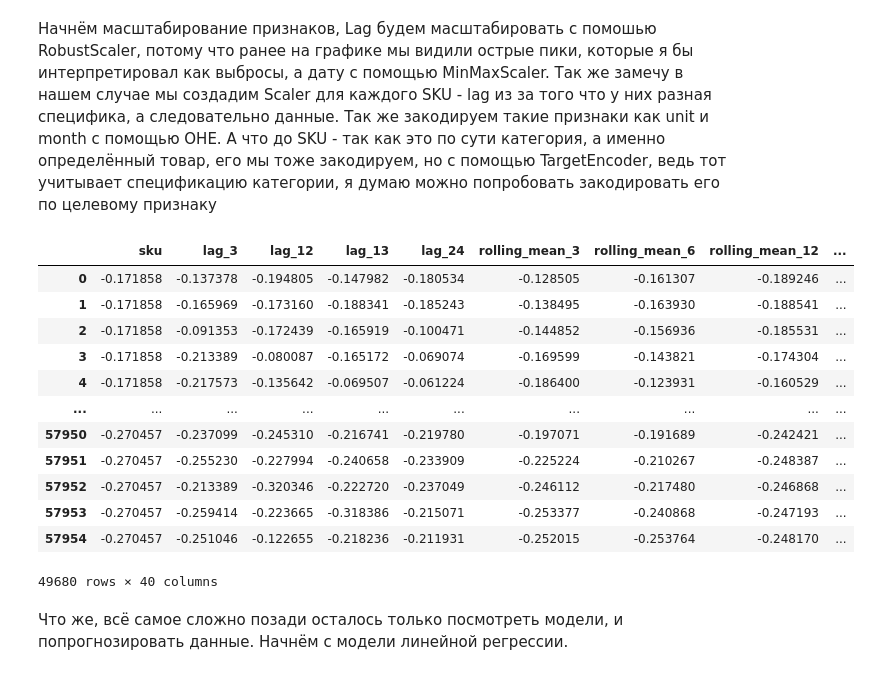
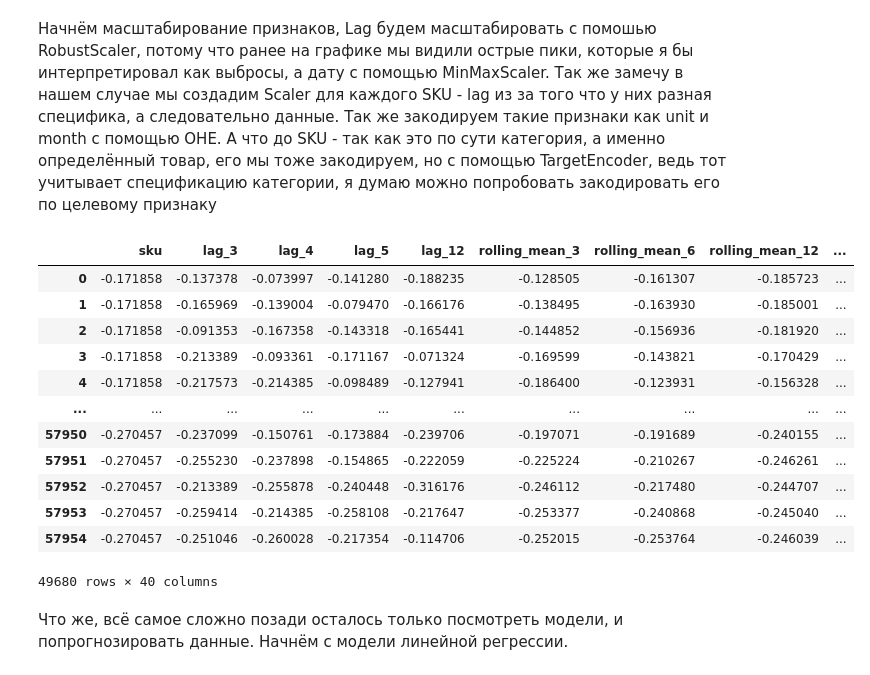
Before and after one commit to HEYDA4HNK/mamo-2026, a Jupyter notebook: Notebook.ipynb, the cells around one changed output. Cells and saved outputs as stored; diff of their text form; code cells hidden in the pictures.

```diff
--- a/Notebook.ipynb
+++ b/Notebook.ipynb
@@ -335,6 +335,16 @@ seasonedData.head(12)
 | 9 | 0 | ШТ | 228.0 | 2019 | 10 | 172.0 | 182.5 | 229.5 | 228.0 | 207.333333 | ... |
 | 10 | 0 | ШТ | 149.0 | 2019 | 11 | 235.0 | 162.0 | 182.5 | 149.0 | 217.666667 | ... |
 | 11 | 0 | ШТ | 160.0 | 2019 | 12 | 238.0 | 160.0 | 149.0 | 215.5 | 215.000000 | ... |
+# %%
+def add_all_info_rows(dataFrame, lags_values, rolling_windows):
+    df = dataFrame.copy()
+    dataWithLags, lags = add_lags(df, lags_values)
+    rollingData, rolling_means = add_rolling_mean(dataWithLags, f'lag_{lags_values[0]}', rolling_windows)
+    rollingData, rolling_std = add_rolling_std(rollingData, f'lag_{lags_values[0]}', rolling_windows)
+    seasonedData, season_col = add_season_ratio(rollingData, f'lag_{lags_values[0]}')
+    seasonedData, season_dev_col = add_season_deviation(seasonedData, f'lag_{lags_values[0]}')
+
+    return (seasonedData, lags + rolling_means + rolling_std + season_dev_col, season_col)
 # %%
 seasonedData.isna().sum()
 # %% [output]
@@ -418,3 +429,9 @@ X_train, X_test, y_train, y_test
  array([173., 121., 318., ..., 123., 124., 130.], shape=(8280,)))
 # %% [markdown]
 Разделили данные на тестовые и тренеровочные данные, тестовые данные находятся чуть позже чем тренировочные
+# %%
+learnTrain = X_train.copy()
+learnTrain['resultValue'] = y_train
+paramsTrain, cols, free_cols = add_all_info_rows(learnTrain, [3, 4, 5, 12], [3, 6, 12])
+X_train_params = paramsTrain.drop('resultValue', axis=1)
+paramsTrain
@@ -426,52 +571,52 @@ from category_encoders import TargetEncoder
 
 def scale_data(dataFrame, scaledColumns, freeColumns, yearsScaler, paramScaler, monthEncoder, unitEncoder, skuEncoder):
     encoded_data = encode_data(dataFrame, unitEncoder, skuEncoder)
     scaledDate = pd.DataFrame(yearsScaler.transform(dataFrame[['years']]), index = dataFrame.index, columns = ['years'])
     encodedMonth = monthEncoder.transform(dataFrame[['month']]).toarray()
     encodedMonthDF = pd.DataFrame(encodedMonth, index = dataFrame.index, columns = monthEncoder.get_feature_names_out(input_features=dataFrame[['month']].columns))
     scaledParam = pd.DataFrame(
         paramScaler.transform(
             encoded_data[['sku']].join(
                 dataFrame[scaledColumns]
             )
         ), index = dataFrame.index,
         columns = ['sku'] + scaledColumns)
     resultDataFrame = scaledParam.join(encoded_data.drop('sku', axis=1)).join(encodedMonthDF).join(scaledDate).join(dataFrame[freeColumns])
     return resultDataFrame
 
 def encode_data(dataFrame, unitEncoder, skuEncoder):
     encodedSku = pd.DataFrame(skuEncoder.transform(dataFrame[['sku']].astype(str)), index = dataFrame.index, columns = ['sku'])
     encodedUnit = unitEncoder.transform(dataFrame[['unit']]).toarray()
     encodedUnitDF = pd.DataFrame(encodedUnit, index = dataFrame.index, columns = unitEncoder.get_feature_names_out(input_features=dataFrame[['unit']].columns))
     return encodedSku.join(encodedUnitDF)
 
 yearsScaler = MinMaxScaler()
-yearsScaler.fit(X_train[['years']])
+yearsScaler.fit(X_train_params[['years']])
 monthEncoder = OneHotEncoder()
-monthEncoder.fit(X_train[['month']])
+monthEncoder.fit(X_train_params[['month']])
 unitEncoder = OneHotEncoder()
-unitEncoder.fit(X_train[['unit']])
+unitEncoder.fit(X_train_params[['unit']])
 skuEncoder = TargetEncoder()
-skuEncoder.fit(X_train[['sku']].astype(str), y_train)
-transformed = skuEncoder.transform(X_train[['sku']].astype(str))
+skuEncoder.fit(X_train_params[['sku']].astype(str), y_train)
+transformed = skuEncoder.transform(X_train_params[['sku']].astype(str))
 scaler = RobustScaler()
-scaler.fit(pd.DataFrame(transformed, columns = ['sku']).join(X_train[lags + rolling_means + rolling_std + season_dev_col]))
+scaler.fit(pd.DataFrame(transformed, columns = ['sku']).join(X_train_params[cols]))
 
-scaled_X_train = scale_data(X_train, lags + rolling_means + rolling_std + season_dev_col, season_col, yearsScaler, scaler, monthEncoder, unitEncoder, skuEncoder)
+scaled_X_train = scale_data(X_train_params, cols, free_cols, yearsScaler, scaler, monthEncoder, unitEncoder, skuEncoder)
 scaled_X_train
 # %% [output]
-|  | sku | lag_3 | lag_12 | lag_13 | lag_24 | rolling_mean_3 | rolling_mean_6 | rolling_mean_12 | ... |
-| 0 | -0.171858 | -0.137378 | -0.194805 | -0.147982 | -0.180534 | -0.128505 | -0.161307 | -0.189246 | ... |
-| 1 | -0.171858 | -0.165969 | -0.173160 | -0.188341 | -0.185243 | -0.138495 | -0.163930 | -0.188541 | ... |
-| 2 | -0.171858 | -0.091353 | -0.172439 | -0.165919 | -0.100471 | -0.144852 | -0.156936 | -0.185531 | ... |
-| 3 | -0.171858 | -0.213389 | -0.080087 | -0.165172 | -0.069074 | -0.169599 | -0.143821 | -0.174304 | ... |
-| 4 | -0.171858 | -0.217573 | -0.135642 | -0.069507 | -0.061224 | -0.186400 | -0.123931 | -0.160529 | ... |
+|  | sku | lag_3 | lag_4 | lag_5 | lag_12 | rolling_mean_3 | rolling_mean_6 | rolling_mean_12 | ... |
+| 0 | -0.171858 | -0.137378 | -0.073997 | -0.141280 | -0.188235 | -0.128505 | -0.161307 | -0.185723 | ... |
+| 1 | -0.171858 | -0.165969 | -0.139004 | -0.079470 | -0.166176 | -0.138495 | -0.163930 | -0.185001 | ... |
+| 2 | -0.171858 | -0.091353 | -0.167358 | -0.143318 | -0.165441 | -0.144852 | -0.156936 | -0.181920 | ... |
+| 3 | -0.171858 | -0.213389 | -0.093361 | -0.171167 | -0.071324 | -0.169599 | -0.143821 | -0.170429 | ... |
+| 4 | -0.171858 | -0.217573 | -0.214385 | -0.098489 | -0.127941 | -0.186400 | -0.123931 | -0.156328 | ... |
 | ... | ... | ... | ... | ... | ... | ... | ... | ... | ... |
-| 57950 | -0.270457 | -0.237099 | -0.245310 | -0.216741 | -0.219780 | -0.197071 | -0.191689 | -0.242421 | ... |
-| 57951 | -0.270457 | -0.255230 | -0.227994 | -0.240658 | -0.233909 | -0.225224 | -0.210267 | -0.248387 | ... |
-| 57952 | -0.270457 | -0.213389 | -0.320346 | -0.222720 | -0.237049 | -0.246112 | -0.217480 | -0.246868 | ... |
-| 57953 | -0.270457 | -0.259414 | -0.223665 | -0.318386 | -0.215071 | -0.253377 | -0.240868 | -0.247193 | ... |
-| 57954 | -0.270457 | -0.251046 | -0.122655 | -0.218236 | -0.211931 | -0.252015 | -0.253764 | -0.248170 | ... |
+| 57950 | -0.270457 | -0.237099 | -0.150761 | -0.173884 | -0.239706 | -0.197071 | -0.191689 | -0.240155 | ... |
+| 57951 | -0.270457 | -0.255230 | -0.237898 | -0.154865 | -0.222059 | -0.225224 | -0.210267 | -0.246261 | ... |
+| 57952 | -0.270457 | -0.213389 | -0.255878 | -0.240448 | -0.316176 | -0.246112 | -0.217480 | -0.244707 | ... |
+| 57953 | -0.270457 | -0.259414 | -0.214385 | -0.258108 | -0.217647 | -0.253377 | -0.240868 | -0.245040 | ... |
+| 57954 | -0.270457 | -0.251046 | -0.260028 | -0.217354 | -0.114706 | -0.252015 | -0.253764 | -0.246039 | ... |
 49680 rows × 40 columns
 # %% [markdown]
 Что же, всё самое сложно позади осталось только посмотреть модели, и попрогнозировать данные. Начнём с модели линейной регрессии.
```
Also changed, not shown: parts of 42 cells of this notebook, 5 other files.
